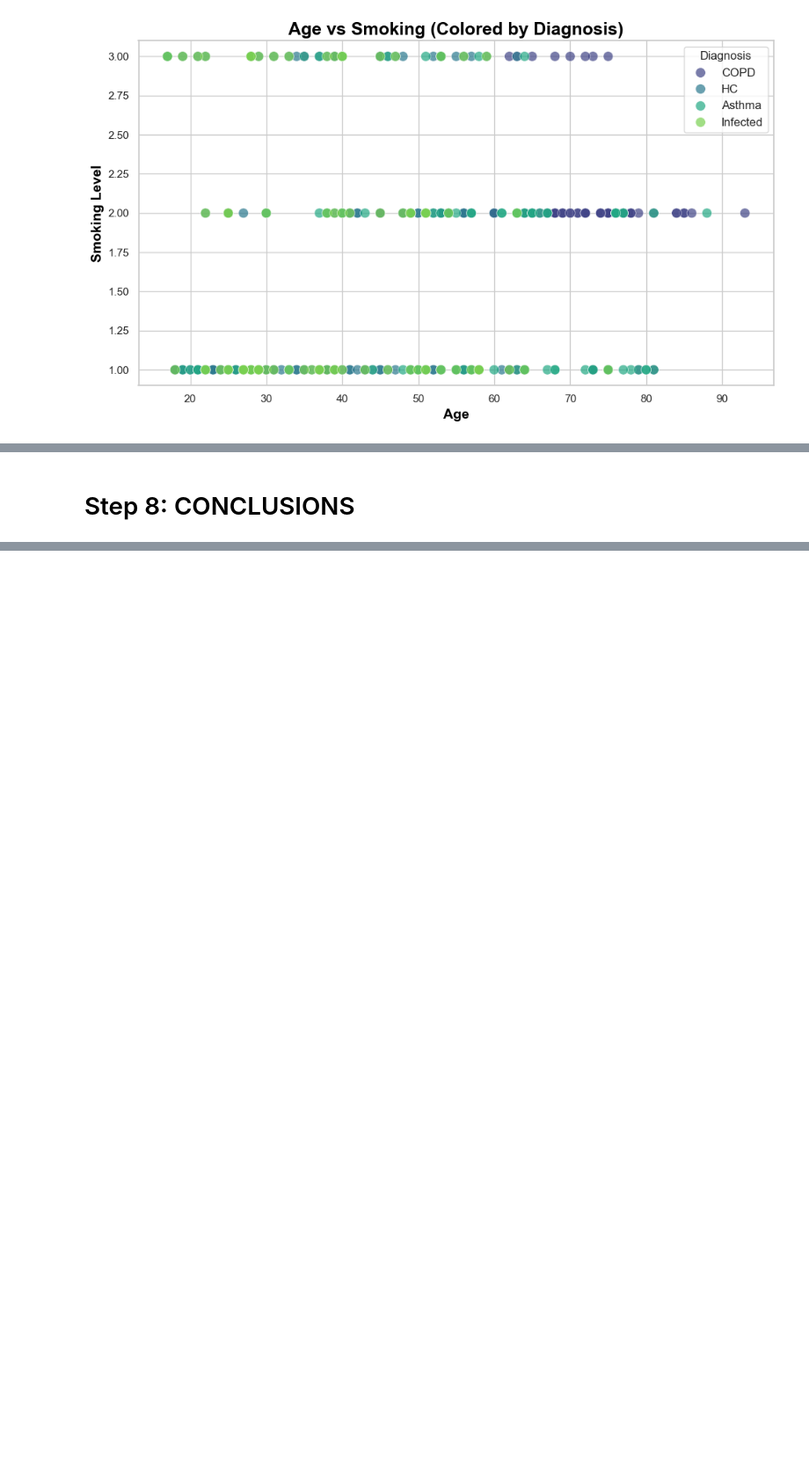
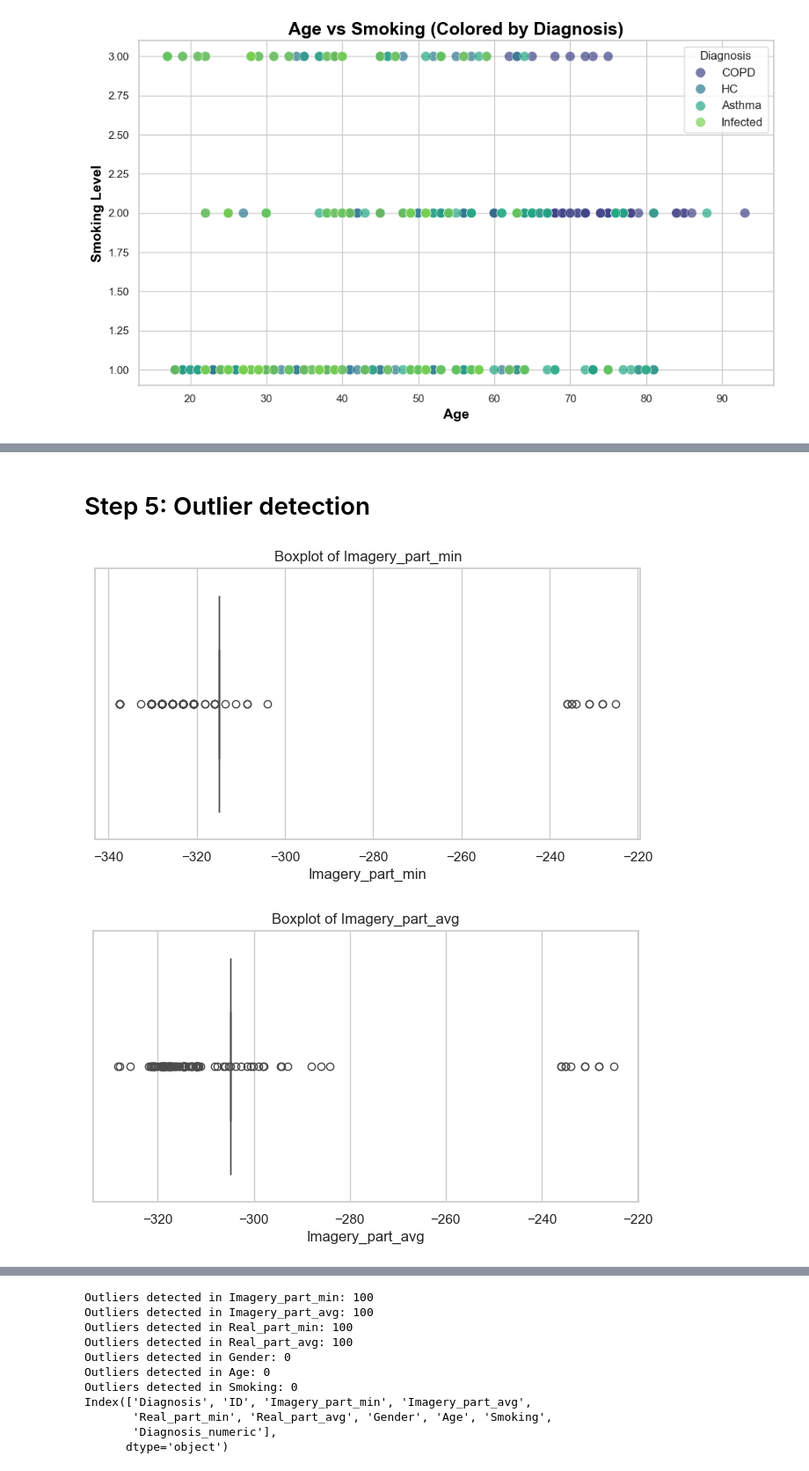
Before and after one commit to pepedesiintasm/EDA_ExasensDataset, a Jupyter notebook: EDA_ExasensProject.ipynb, the cells around one changed output, grey strips where cells are left out. Shown at 88% size. Cells and saved outputs as stored; diff of their text form; code cells hidden in the pictures; blank space fills up the shorter version.

```diff
--- a/EDA_ExasensProject.ipynb
+++ b/EDA_ExasensProject.ipynb
@@ -401,16 +301,0 @@ In this step, we normalize or standardize the numerical variables. We use Standa
-# %%
-# Step 5.3: Feature Scaling
-
-from sklearn.preprocessing import StandardScaler
-
-# Select numerical columns to scale (for example, 'Age' and other relevant numerical features)
-numerical_columns = ['Age']  # Add other numerical columns as needed
-
-# Initialize the scaler
-scaler = StandardScaler()
-
-# Scale the numerical columns
-exasens_data[numerical_columns] = scaler.fit_transform(exasens_data[numerical_columns])
-
-# Display the first few rows to check the scaled data
-print(exasens_data[['Age']].head())  # Displaying only the scaled 'Age' column
@@ -496,2 +302,34 @@ NameError: name 'X_test' is not defined
 # %% [markdown]
-# Step 8: CONCLUSIONS
+# Step 5: Outlier detection
+# %%
+import seaborn as sns
+import matplotlib.pyplot as plt
+
+# Selección de columnas numéricas para detectar valores atípicos
+numerical_columns = exasens_data.select_dtypes(include=['float64', 'int64']).columns
+
+# Graficar boxplots para cada columna numérica
+for column in numerical_columns:
+    plt.figure(figsize=(8, 4))
+    sns.boxplot(x=exasens_data[column])
+    plt.title(f'Boxplot of {column}')
+    plt.show()
+
+# Identificar valores atípicos (ejemplo usando IQR)
+outliers = {}
+for column in numerical_columns:
+    Q1 = exasens_data[column].quantile(0.25)
+    Q3 = exasens_data[column].quantile(0.75)
+    IQR = Q3 - Q1
+    outliers[column] = exasens_data[(exasens_data[column] < (Q1 - 1.5 * IQR)) |
+                                    (exasens_data[column] > (Q3 + 1.5 * IQR))]
+    print(f'Outliers detected in {column}: {len(outliers[column])}')
+
+# Decisión: tratar o eliminar valores atípicos dependiendo del contexto
+# Por ejemplo, eliminando valores extremos en una columna específica
+# exasens_data = exasens_data[(exasens_data['column_name'] >= (Q1 - 1.5 * IQR)) &
+#                             (exasens_data['column_name'] <= (Q3 + 1.5 * IQR))]
+print(exasens_data.columns)
+# %% [output]
+[figure, added]
+[figure, added]
@@ -497,0 +341,11 @@ NameError: name 'X_test' is not defined
+Outliers detected in Imagery_part_min: 100
+Outliers detected in Imagery_part_avg: 100
+Outliers detected in Real_part_min: 100
+Outliers detected in Real_part_avg: 100
+Outliers detected in Gender: 0
+Outliers detected in Age: 0
+Outliers detected in Smoking: 0
+Index(['Diagnosis', 'ID', 'Imagery_part_min', 'Imagery_part_avg',
+       'Real_part_min', 'Real_part_avg', 'Gender', 'Age', 'Smoking',
+       'Diagnosis_numeric'],
+      dtype='object')
```
Also changed, not shown: parts of 15 cells of this notebook.
